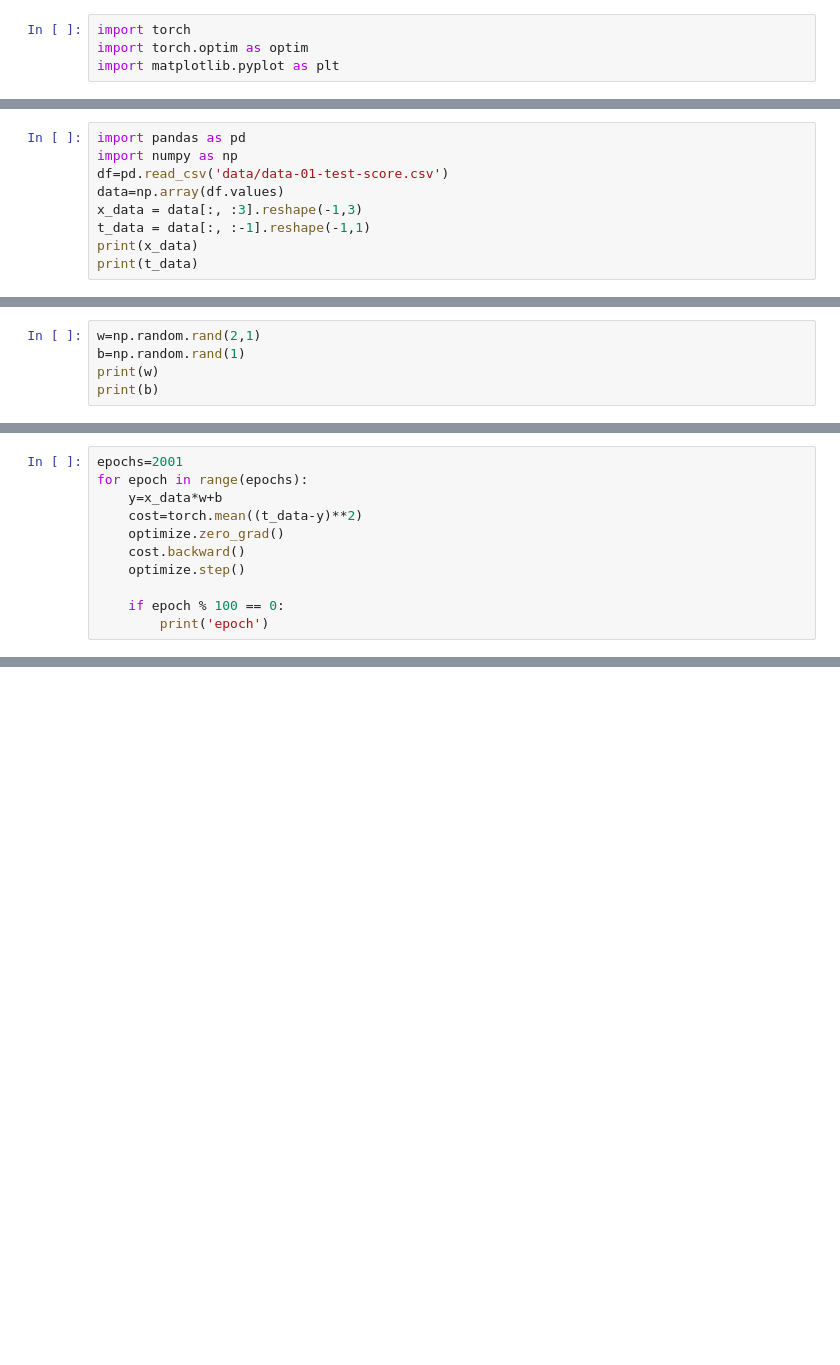
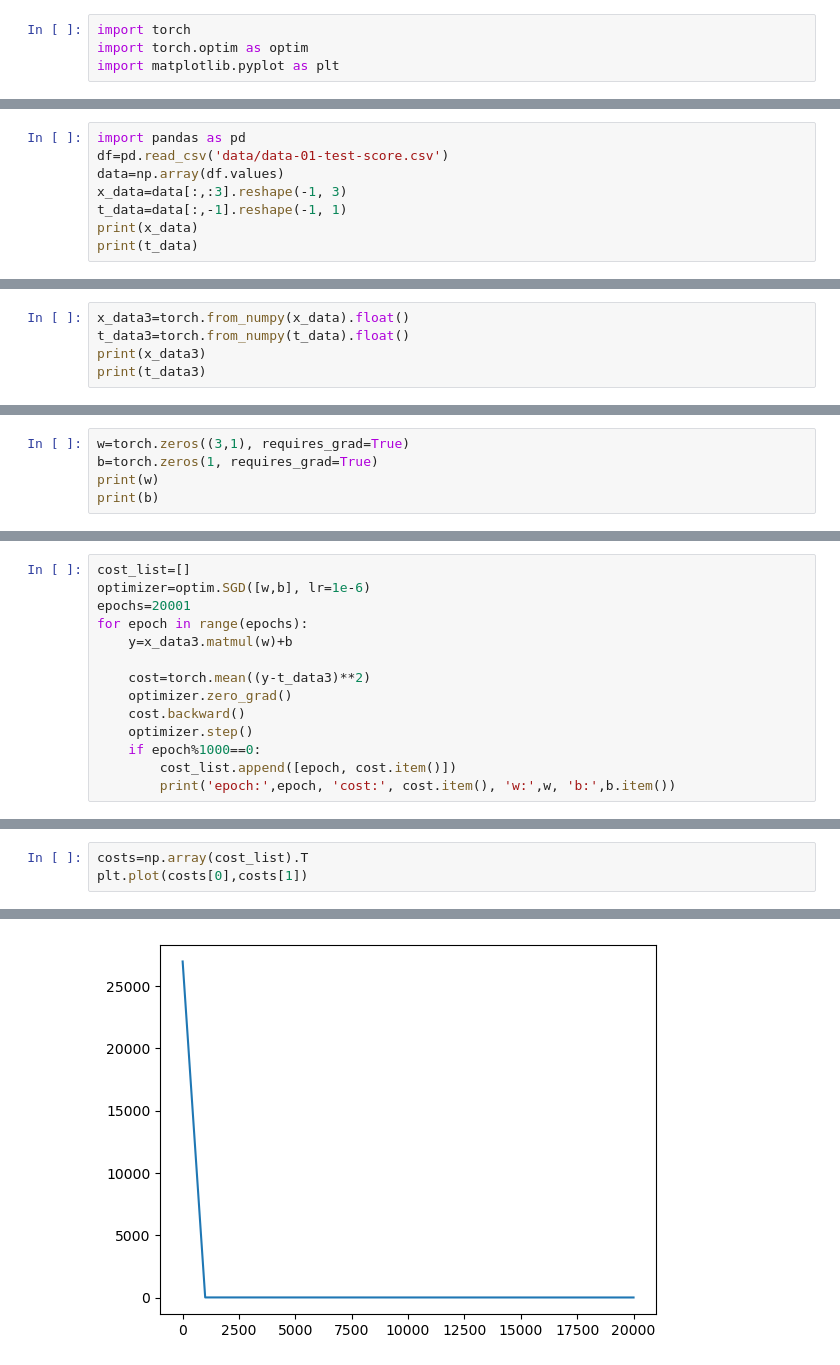
Before and after one commit to jimpak/pjm, a Jupyter notebook: bitc/ml/ml_2024/torch_regression.ipynb, the cells around one changed output, grey strips where cells are left out. Saved outputs shown, nothing was run; the diff lists cells and outputs as text; blank space fills up the shorter version.

```diff
--- a/bitc/ml/ml_2024/torch_regression.ipynb
+++ b/bitc/ml/ml_2024/torch_regression.ipynb
@@ -5,10 +151,9 @@ import matplotlib.pyplot as plt
 # %%
 import pandas as pd
-import numpy as np
 df=pd.read_csv('data/data-01-test-score.csv')
 data=np.array(df.values)
-x_data = data[:, :3].reshape(-1,3)
-t_data = data[:, :-1].reshape(-1,1)
+x_data=data[:,:3].reshape(-1, 3)
+t_data=data[:,-1].reshape(-1, 1)
 print(x_data)
 print(t_data)
 # %% [output]
@@ -31,0 +177,5 @@ print(t_data)
+# %%
+x_data3=torch.from_numpy(x_data).float()
+t_data3=torch.from_numpy(t_data).float()
+print(x_data3)
+print(t_data3)
@@ -32,6 +200,6 @@ print(t_data)
 # %%
-w=np.random.rand(2,1)
-b=np.random.rand(1)
+w=torch.zeros((3,1), requires_grad=True)
+b=torch.zeros(1, requires_grad=True)
 print(w)
 print(b)
 # %% [output]
@@ -46,12 +210,15 @@ TypeError: optimizer can only optimize Tensors, but one of the params is ndarray
 # %%
-epochs=2001
+cost_list=[]
+optimizer=optim.SGD([w,b], lr=1e-6)
+epochs=20001
 for epoch in range(epochs):
-    y=x_data*w+b
-    cost=torch.mean((t_data-y)**2)
-    optimize.zero_grad()
+    y=x_data3.matmul(w)+b
+
+    cost=torch.mean((y-t_data3)**2)
+    optimizer.zero_grad()
     cost.backward()
-    optimize.step()
-
-    if epoch % 100 == 0:
-        print('epoch')
+    optimizer.step()
+    if epoch%1000==0:
+        cost_list.append([epoch, cost.item()])
+        print('epoch:',epoch, 'cost:', cost.item(), 'w:',w, 'b:',b.item())
 # %% [output]
@@ -58,0 +242,4 @@ ValueError: operands could not be broadcast together with shapes (24,3) (2,1)
+# %%
+costs=np.array(cost_list).T
+plt.plot(costs[0],costs[1])
+# %% [output]
@@ -58,0 +247 @@ ValueError: operands could not be broadcast together with shapes (24,3) (2,1)
+[figure, added]
```
Also changed, not shown: parts of 17 cells of this notebook, 18 other files.
